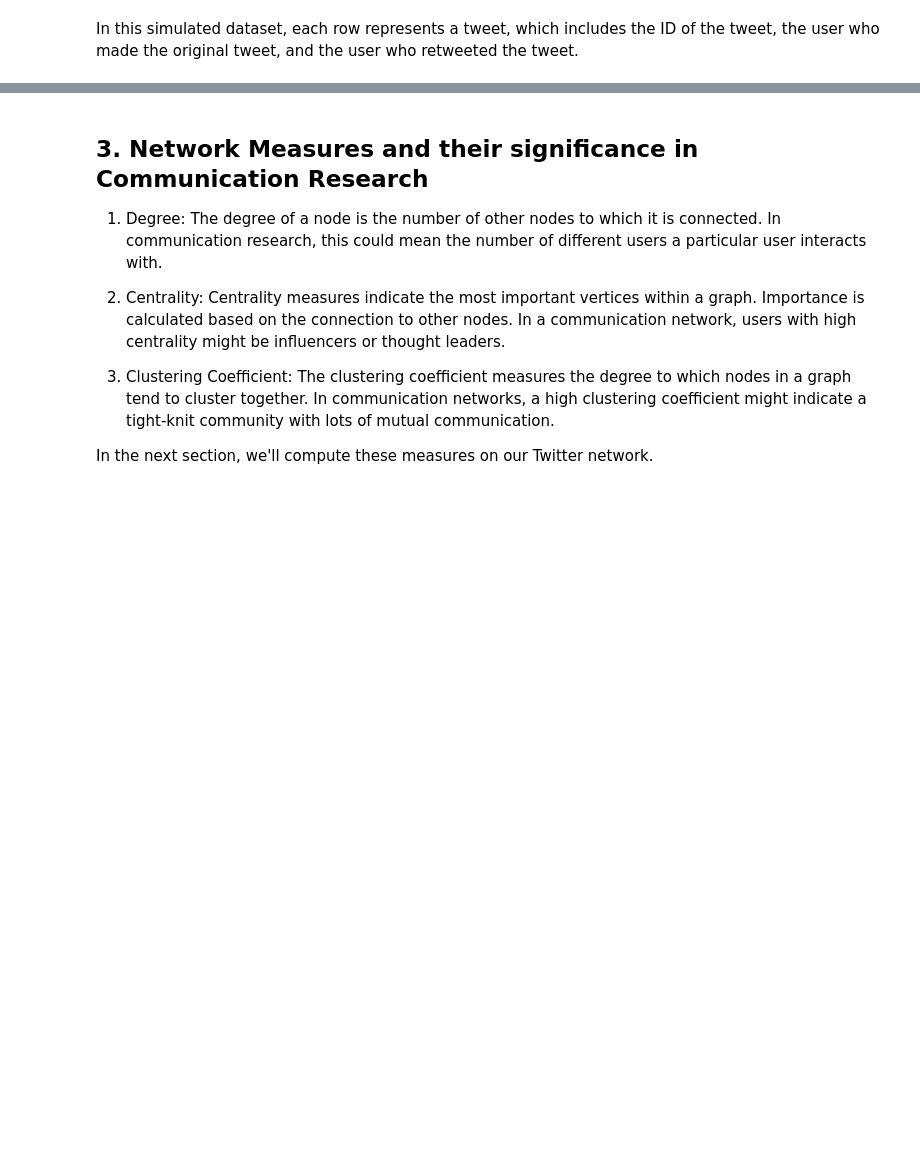
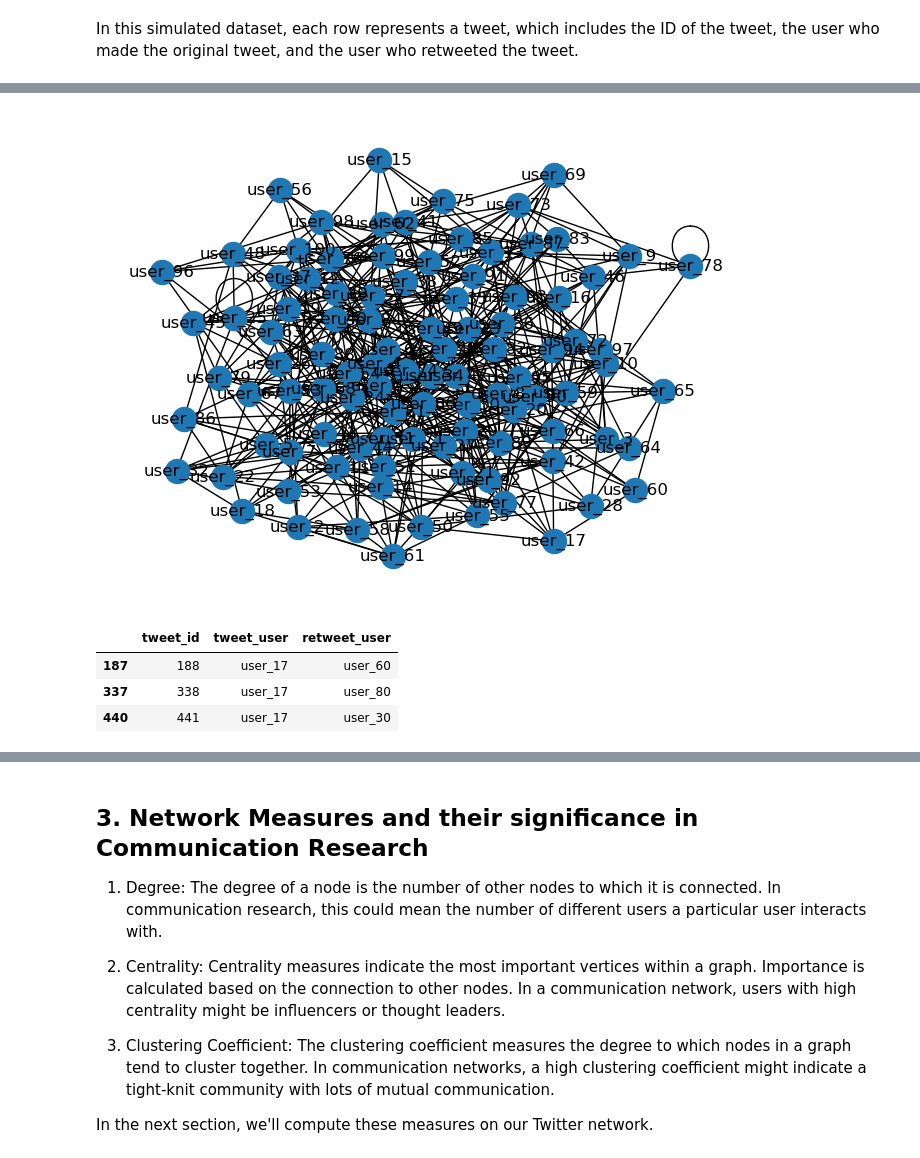
Before and after one commit to yibeichan/COMM160DS, a Jupyter notebook: week_9/lecture_part1.ipynb, the cells around one changed output, grey strips where cells are left out. Cells and saved outputs as stored; diff of their text form; code cells hidden in the pictures; blank space fills up the shorter version.

```diff
--- a/week_9/lecture_part1.ipynb
+++ b/week_9/lecture_part1.ipynb
@@ -101,5 +128,14 @@ print("Number of edges:", G.number_of_edges())
 # %%
 # Draw the graph
 pos = nx.spring_layout(G, scale=5)  # double distance between all nodes
-nx.draw(G, pos, with_labels=False, font_weight='normal')
+nx.draw(G, pos, with_labels=True, font_weight='normal')
 plt.show()
+# %% [output]
+[figure, added]
+# %%
+twitter_data[twitter_data["tweet_user"]=="user_17"]
+# %% [output]
+|  | tweet_id | tweet_user | retweet_user |
+| 187 | 188 | user_17 | user_60 |
+| 337 | 338 | user_17 | user_80 |
+| 440 | 441 | user_17 | user_30 |
```
Also changed, not shown: parts of 19 cells of this notebook, 1 other file.
